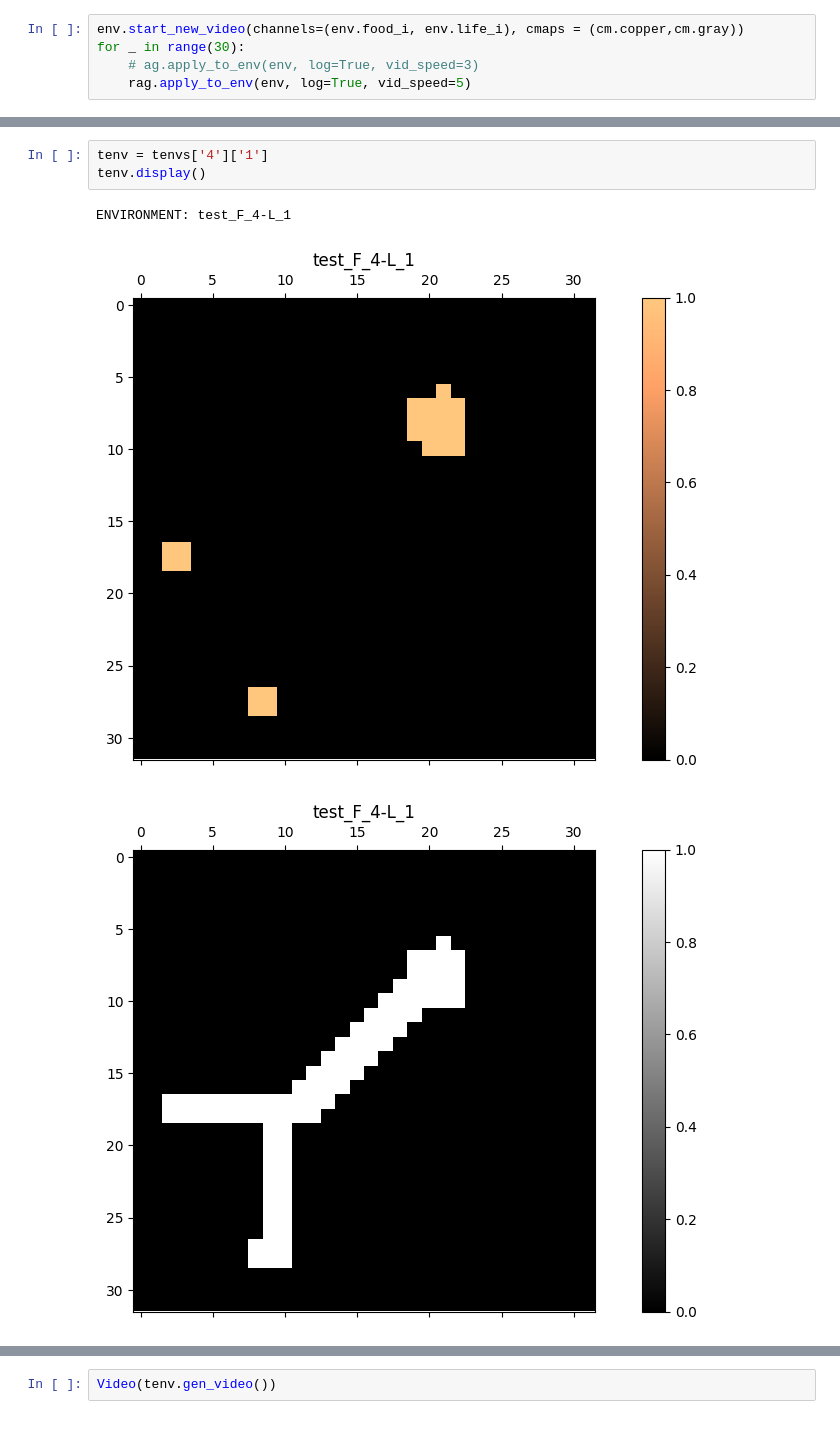
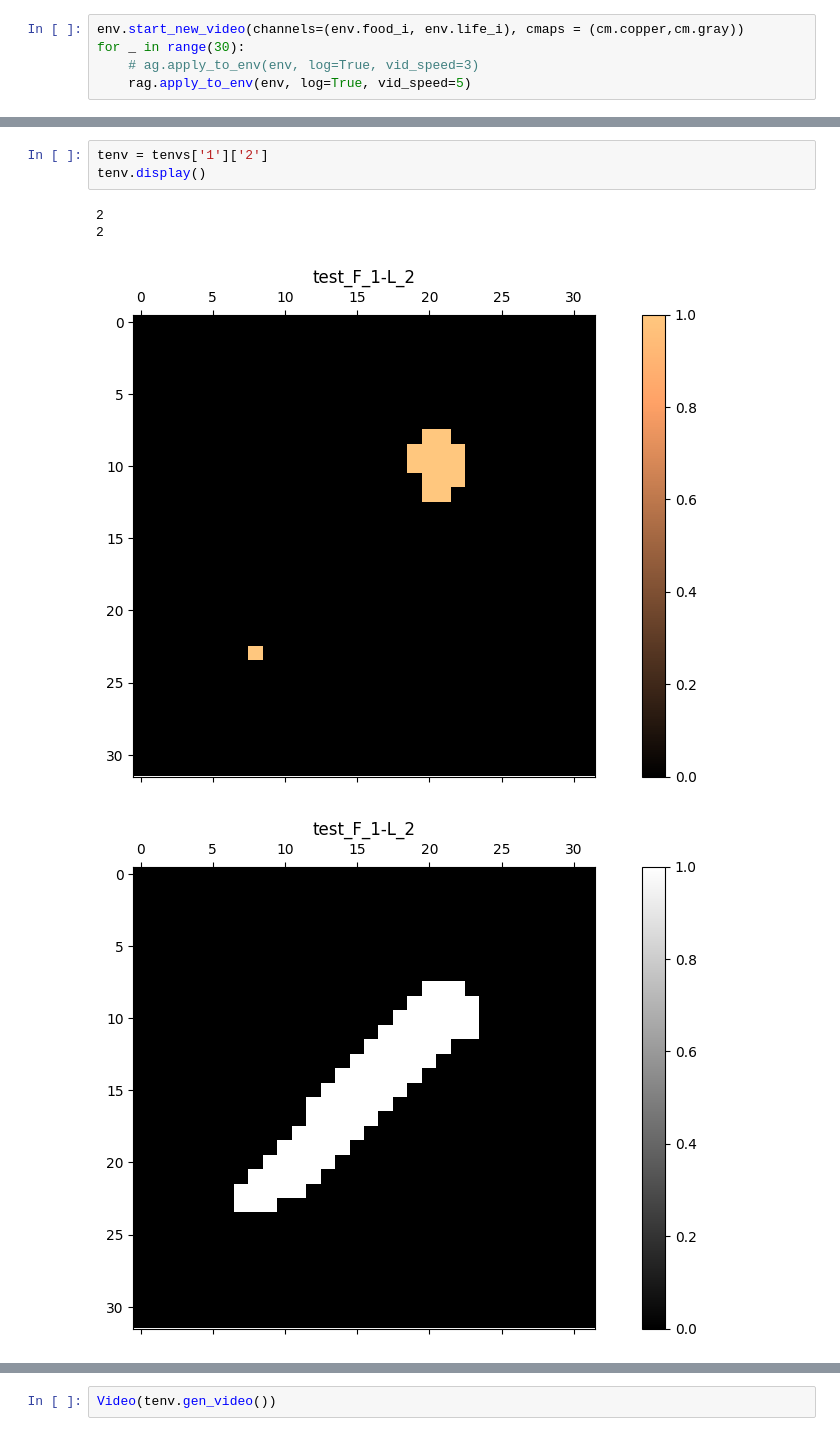
Before and after one commit to abarbieu/slime_mold_nca, a Jupyter notebook: slime.ipynb, the cells around one changed output, grey strips where cells are left out. Saved outputs shown, nothing was run; the diff lists cells and outputs as text.

```diff
--- a/slime.ipynb
+++ b/slime.ipynb
@@ -109,9 +116,10 @@ ENVIRONMENT: test_F_4-L_1
 [figure]
 ... (18 outputs left out)
 # %%
-tenv = tenvs['4']['1']
+tenv = tenvs['1']['2']
 tenv.display()
 # %% [output]
-ENVIRONMENT: test_F_4-L_1
+2
+2
-[figure, old version]
+[figure, new version]
-[figure, old version]
+[figure, new version]
```
Also changed, not shown: parts of 15 cells of this notebook, 1 other file.
